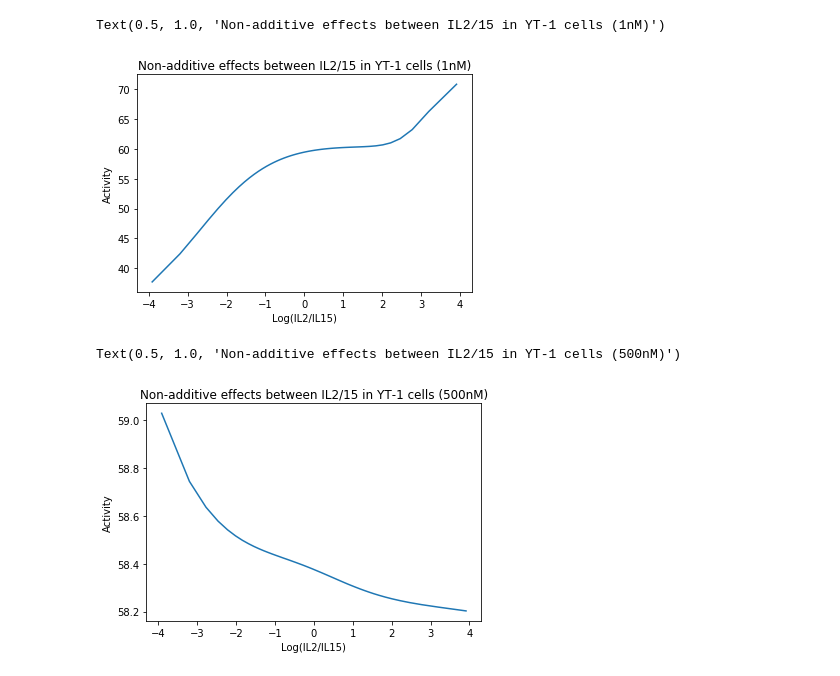
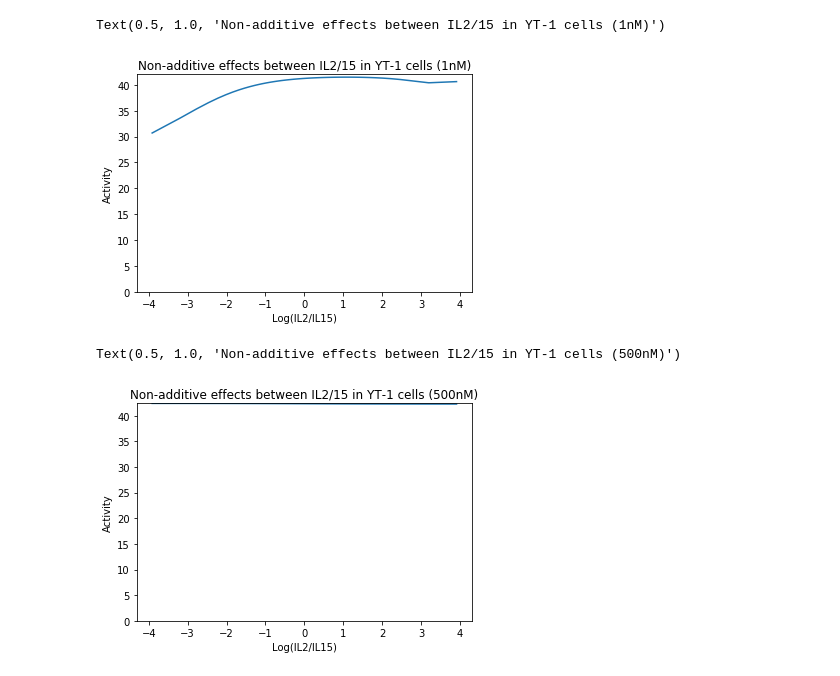
Before and after one commit to meyer-lab/gc-valent, a Jupyter notebook: IL2-15 Nonadditive.ipynb, the cells around one changed output. Saved outputs shown, nothing was run; the diff lists cells and outputs as text; code cells hidden in the pictures.

```diff
--- a/IL2-15 Nonadditive.ipynb
+++ b/IL2-15 Nonadditive.ipynb
@@ -29,22 +29,24 @@ def solve_IL2_IL15(final_conc, num, time, nSpecies):
         active[ii] = getTotalActiveCytokine(0, np.squeeze(yOut[ii])) + getTotalActiveCytokine(1, np.squeeze(yOut[ii]))
     return active, num, xaxis
 # %%
-y,num, xaxis = solve_IL2_IL15(1.0, 50, 240.0, nSpecies)
+y,num, xaxis = solve_IL2_IL15(1.0, 50, 500.0, nSpecies)
 f, ax = plt.subplots()
 ax.plot(xaxis, y)
 ax.set_xlabel('Log(IL2/IL15)')
 ax.set_ylabel('Activity')
+ax.set_ylim(bottom = 0)
 ax.set_title('Non-additive effects between IL2/15 in YT-1 cells (1nM)')
 # %% [output]
 Text(0.5, 1.0, 'Non-additive effects between IL2/15 in YT-1 cells (1nM)')
-[figure, old version]
+[figure, new version]
 # %%
-y,num, xaxis = solve_IL2_IL15(500.0, 50, 240., nSpecies)
+y,num, xaxis = solve_IL2_IL15(500.0, 50, 500.0, nSpecies)
 f, ax = plt.subplots()
 ax.plot(xaxis, y)
 ax.set_xlabel('Log(IL2/IL15)')
 ax.set_ylabel('Activity')
+ax.set_ylim(bottom = 0)
 ax.set_title('Non-additive effects between IL2/15 in YT-1 cells (500nM)')
 # %% [output]
 Text(0.5, 1.0, 'Non-additive effects between IL2/15 in YT-1 cells (500nM)')
-[figure, old version]
+[figure, new version]
```
